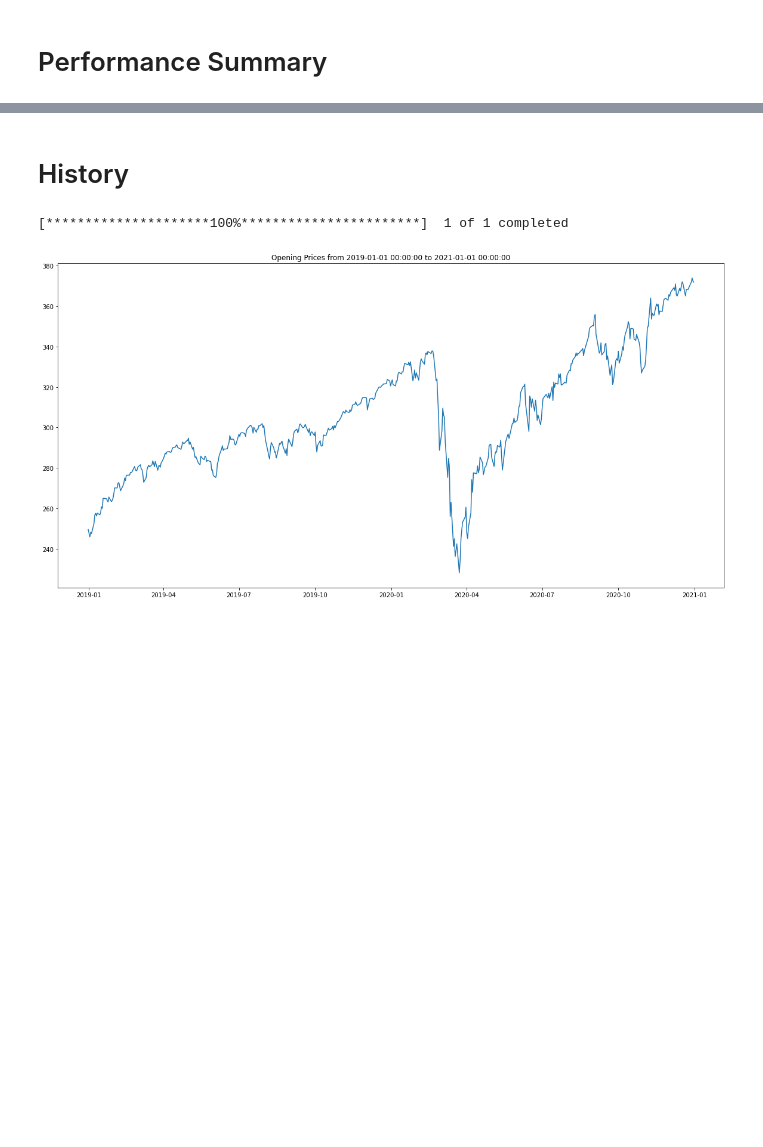
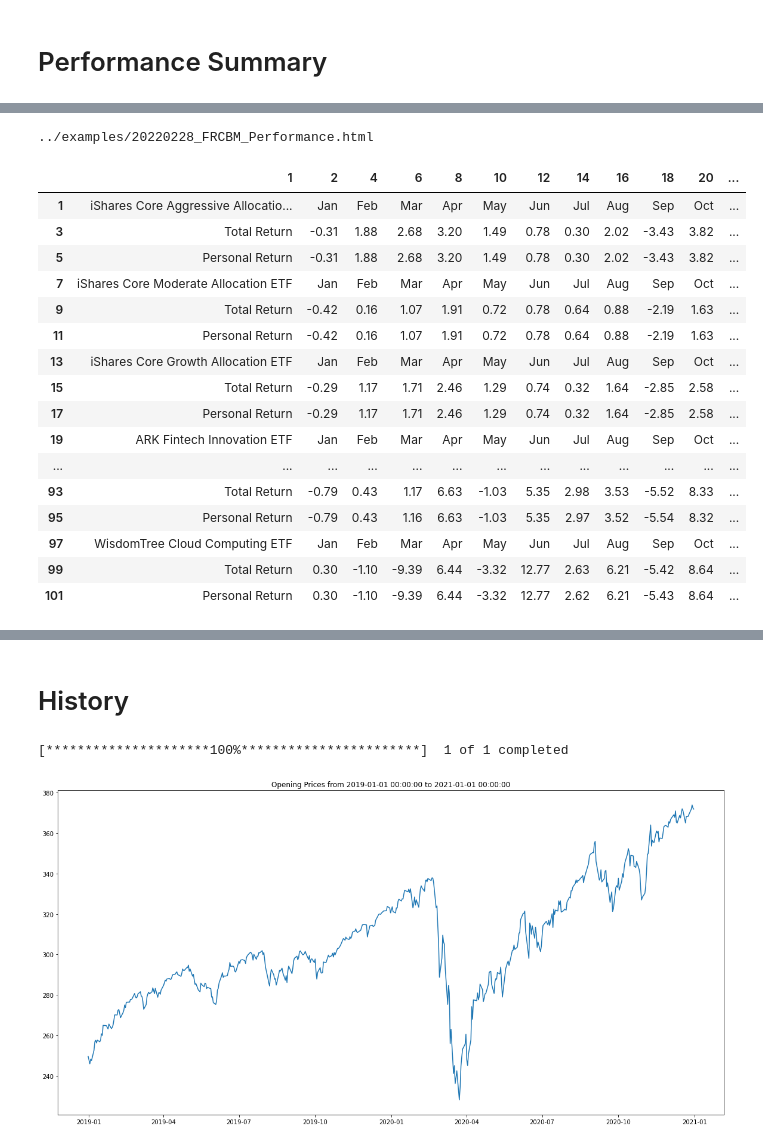
Before and after one commit to stan1eycc/investor-toolbox, a Jupyter notebook: notebooks/ms_parser.ipynb, the cells around one changed output, grey strips where cells are left out. Drawn from its saved outputs; the diff is of its cells as text; code cells hidden in the pictures; blank space fills up the shorter version.

```diff
--- a/notebooks/ms_parser.ipynb
+++ b/notebooks/ms_parser.ipynb
@@ -295,3 +307,83 @@ res_df
+# %%
+# div id='ctl00_ctl00_ctl00_BodyRegion_BodyRegion_BodyRegion_content'
+
+# Get hodling details results (DEC)
+#bm_url = '../examples/20210701_FRCBM_Performance.html'
+
+df_list = pd.read_html(bm_url)
+
+print(bm_url)
+#print(len(df_list))
+
+df = df_list[9]
+df = df.dropna(how='all',axis='columns')
+df = df.dropna(how='all')
+df = df.dropna(how='any',axis='columns')
+#mon_df = df.iloc[1:4,2:15]
+#print(mon_df.to_string(index=False,header=False))
+res_df = df
+#res_df
+
+#Get month names
+df = df_list[8]
+df = df.dropna(how='all',axis='columns')
+df = df.dropna(how='all')
+#df = df.dropna(how='any',axis='columns')
+#print(df.iloc[1,1])
+#df.iloc[0,]
+
+for i in list(range(0,len(res_df),3)):
+    res_df.iloc[i,1:] = df.iloc[0,]
+
+#print(res_df.to_string(index=False,header=False))
+res_df_dec = res_df
+
+df_list = pd.read_html(bm_url_t)
+
+df = df_list[9]
+df = df.dropna(how='all',axis='columns')
+df = df.dropna(how='all')
+df = df.dropna(how='any',axis='columns')
+#mon_df = df.iloc[1:4,2:15]
+#print(mon_df.to_string(index=False,header=False))
+res_df = df
+#res_df
+
+#Get month names
+df = df_list[8]
+df = df.dropna(how='all',axis='columns')
+df = df.dropna(how='all')
+#df = df.dropna(how='any',axis='columns')
+#print(df.iloc[1,1])
+#df.iloc[0,]
+
+for i in list(range(0,len(res_df),3)):
+    res_df.iloc[i,1:] = df.iloc[0,]
+
+#Reassign Dec
+res_df.iloc[:,list(res_df.iloc[0,]).index('Dec')] = res_df_dec.iloc[:,list(res_df_dec.iloc[0,]).index('Dec')]
+
+#print(res_df.to_string(index=False,header=False))
+res_df
+# %% [output]
+../examples/20220228_FRCBM_Performance.html
+|  | 1 | 2 | 4 | 6 | 8 | 10 | 12 | 14 | 16 | 18 | 20 | ... |
+| 1 | iShares Core Aggressive Allocatio... | Jan | Feb | Mar | Apr | May | Jun | Jul | Aug | Sep | Oct | ... |
+| 3 | Total Return | -0.31 | 1.88 | 2.68 | 3.20 | 1.49 | 0.78 | 0.30 | 2.02 | -3.43 | 3.82 | ... |
+| 5 | Personal Return | -0.31 | 1.88 | 2.68 | 3.20 | 1.49 | 0.78 | 0.30 | 2.02 | -3.43 | 3.82 | ... |
+| 7 | iShares Core Moderate Allocation ETF | Jan | Feb | Mar | Apr | May | Jun | Jul | Aug | Sep | Oct | ... |
+| 9 | Total Return | -0.42 | 0.16 | 1.07 | 1.91 | 0.72 | 0.78 | 0.64 | 0.88 | -2.19 | 1.63 | ... |
+| 11 | Personal Return | -0.42 | 0.16 | 1.07 | 1.91 | 0.72 | 0.78 | 0.64 | 0.88 | -2.19 | 1.63 | ... |
+| 13 | iShares Core Growth Allocation ETF | Jan | Feb | Mar | Apr | May | Jun | Jul | Aug | Sep | Oct | ... |
+| 15 | Total Return | -0.29 | 1.17 | 1.71 | 2.46 | 1.29 | 0.74 | 0.32 | 1.64 | -2.85 | 2.58 | ... |
+| 17 | Personal Return | -0.29 | 1.17 | 1.71 | 2.46 | 1.29 | 0.74 | 0.32 | 1.64 | -2.85 | 2.58 | ... |
+| 19 | ARK Fintech Innovation ETF | Jan | Feb | Mar | Apr | May | Jun | Jul | Aug | Sep | Oct | ... |
+| ... | ... | ... | ... | ... | ... | ... | ... | ... | ... | ... | ... | ... |
+| 93 | Total Return | -0.79 | 0.43 | 1.17 | 6.63 | -1.03 | 5.35 | 2.98 | 3.53 | -5.52 | 8.33 | ... |
+| 95 | Personal Return | -0.79 | 0.43 | 1.16 | 6.63 | -1.03 | 5.35 | 2.97 | 3.52 | -5.54 | 8.32 | ... |
+| 97 | WisdomTree Cloud Computing ETF | Jan | Feb | Mar | Apr | May | Jun | Jul | Aug | Sep | Oct | ... |
+| 99 | Total Return | 0.30 | -1.10 | -9.39 | 6.44 | -3.32 | 12.77 | 2.63 | 6.21 | -5.42 | 8.64 | ... |
+| 101 | Personal Return | 0.30 | -1.10 | -9.39 | 6.44 | -3.32 | 12.77 | 2.62 | 6.21 | -5.43 | 8.64 | ... |
 # %%
 # div id='ctl00_ctl00_ctl00_BodyRegion_BodyRegion_BodyRegion_content'
 
```
Also changed, not shown: parts of 14 cells of this notebook.
